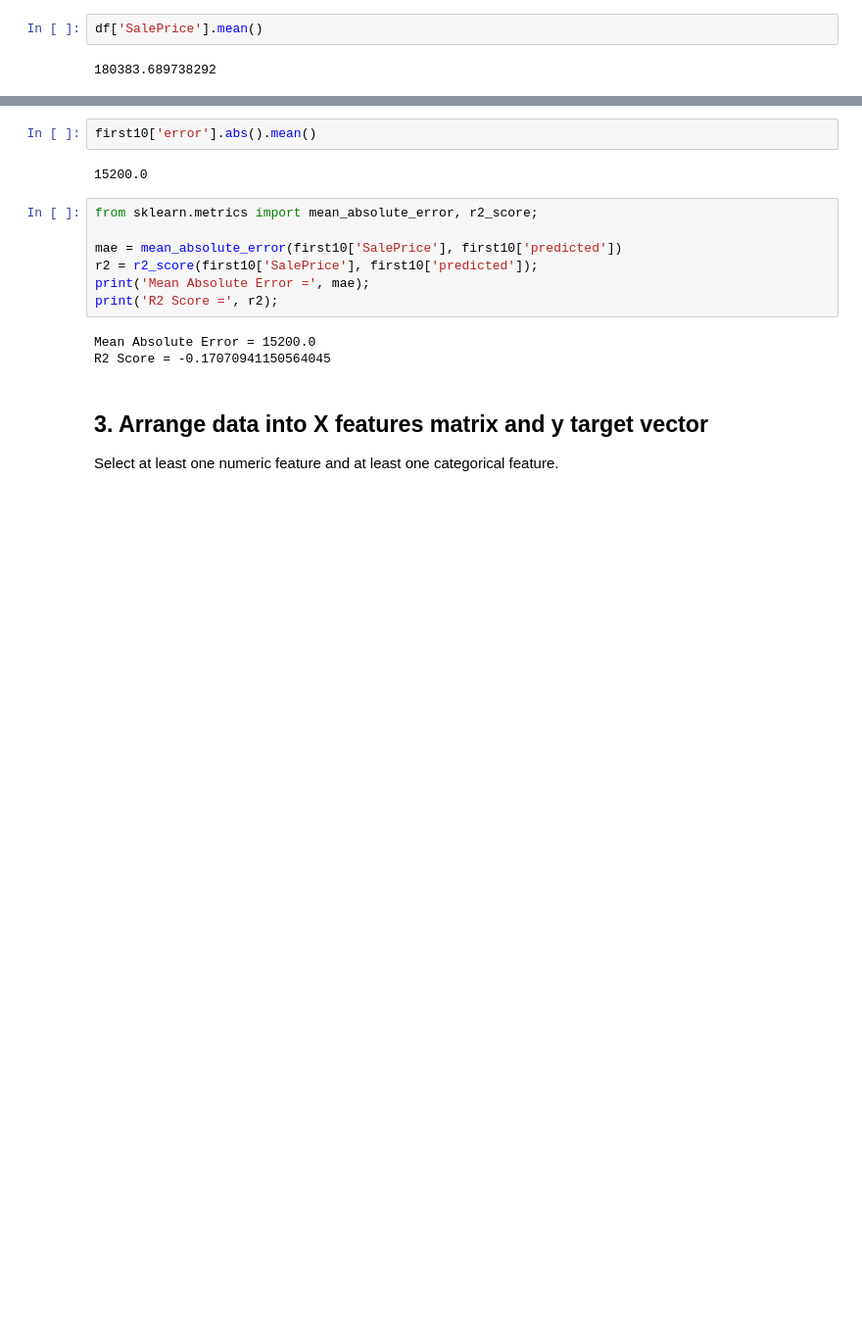
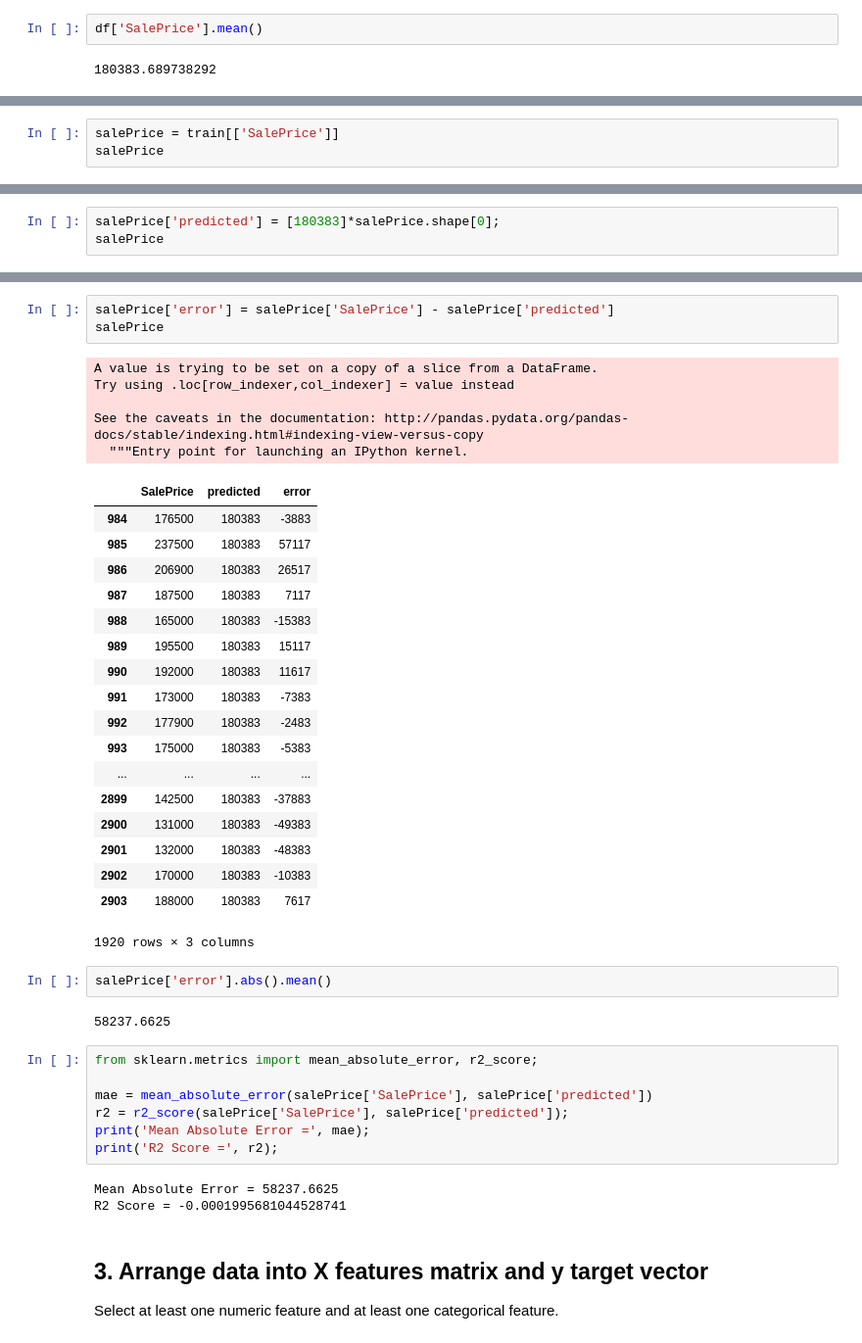
Before and after one commit to LambdaSchool/DEPRECATED-DS-Unit-2-Linear-Models, a Jupyter notebook: DS_Sprint_Challenge_5_Linear_Models.ipynb, the cells around one changed output, grey strips where cells are left out. Shown at 98% size. Saved outputs shown, nothing was run; the diff lists cells and outputs as text; blank space fills up the shorter version.

```diff
--- a/DS_Sprint_Challenge_5_Linear_Models.ipynb
+++ b/DS_Sprint_Challenge_5_Linear_Models.ipynb
@@ -112,0 +68,3 @@ first10
+# %%
+salePrice = train[['SalePrice']]
+salePrice
@@ -112,0 +90,3 @@ first10
+# %%
+salePrice['predicted'] = [180383]*salePrice.shape[0];
+salePrice
@@ -113,17 +117,44 @@ first10
+# %%
+salePrice['error'] = salePrice['SalePrice'] - salePrice['predicted']
+salePrice
+# %% [output]
+A value is trying to be set on a copy of a slice from a DataFrame.
+Try using .loc[row_indexer,col_indexer] = value instead
+
+See the caveats in the documentation: http://pandas.pydata.org/pandas-docs/stable/indexing.html#indexing-view-versus-copy
+  """Entry point for launching an IPython kernel.
+|  | SalePrice | predicted | error |
+| 984 | 176500 | 180383 | -3883 |
+| 985 | 237500 | 180383 | 57117 |
+| 986 | 206900 | 180383 | 26517 |
+| 987 | 187500 | 180383 | 7117 |
+| 988 | 165000 | 180383 | -15383 |
+| 989 | 195500 | 180383 | 15117 |
+| 990 | 192000 | 180383 | 11617 |
+| 991 | 173000 | 180383 | -7383 |
+| 992 | 177900 | 180383 | -2483 |
+| 993 | 175000 | 180383 | -5383 |
+| ... | ... | ... | ... |
+| 2899 | 142500 | 180383 | -37883 |
+| 2900 | 131000 | 180383 | -49383 |
+| 2901 | 132000 | 180383 | -48383 |
+| 2902 | 170000 | 180383 | -10383 |
+| 2903 | 188000 | 180383 | 7617 |
+1920 rows × 3 columns
 # %%
-first10['error'].abs().mean()
+salePrice['error'].abs().mean()
 # %% [output]
-15200.0
+58237.6625
 # %%
 from sklearn.metrics import mean_absolute_error, r2_score;
 
-mae = mean_absolute_error(first10['SalePrice'], first10['predicted'])
-r2 = r2_score(first10['SalePrice'], first10['predicted']);
+mae = mean_absolute_error(salePrice['SalePrice'], salePrice['predicted'])
+r2 = r2_score(salePrice['SalePrice'], salePrice['predicted']);
 print('Mean Absolute Error =', mae);
 print('R2 Score =', r2);
 # %% [output]
-Mean Absolute Error = 15200.0
-R2 Score = -0.17070941150564045
+Mean Absolute Error = 58237.6625
+R2 Score = -0.0001995681044528741
 # %% [markdown]
 ## 3. Arrange data into X features matrix and y target vector
 Select at least one numeric feature and at least one categorical feature.
```
Also changed, not shown: parts of 5 cells of this notebook.
